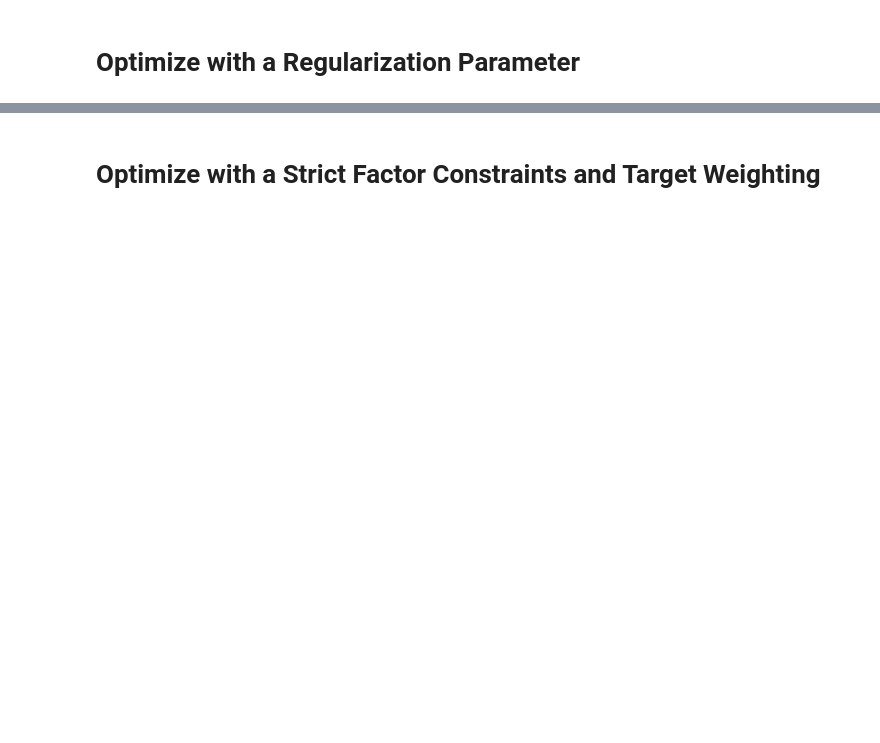
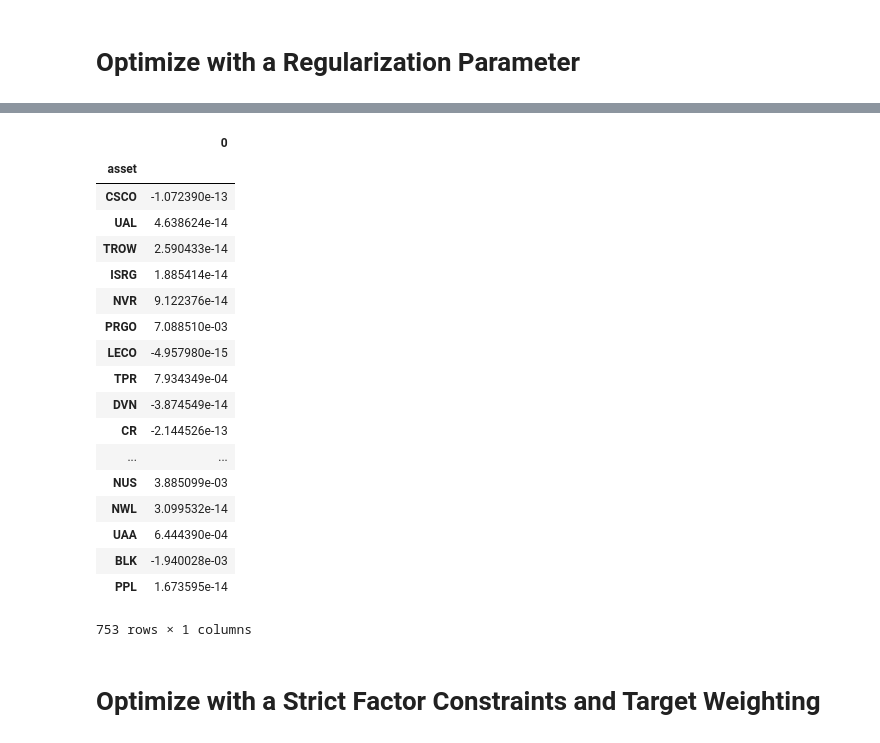
Before and after one commit to rwuebker/backtesting, a Jupyter notebook: testing/compare_old.ipynb, the cells around one changed output, grey strips where cells are left out. Drawn from its saved outputs; the diff is of its cells as text; code cells hidden in the pictures; blank space fills up the shorter version.

```diff
--- a/testing/compare_old.ipynb
+++ b/testing/compare_old.ipynb
@@ -766,3 +764,25 @@ this is seconds:  45.68210697174072
+# %%
+optimal_weights_1
+# %% [output]
+|  | 0 |
+| asset |  |
+| CSCO | -1.072390e-13 |
+| UAL | 4.638624e-14 |
+| TROW | 2.590433e-14 |
+| ISRG | 1.885414e-14 |
+| NVR | 9.122376e-14 |
+| PRGO | 7.088510e-03 |
+| LECO | -4.957980e-15 |
+| TPR | 7.934349e-04 |
+| DVN | -3.874549e-14 |
+| CR | -2.144526e-13 |
+| ... | ... |
+| NUS | 3.885099e-03 |
+| NWL | 3.099532e-14 |
+| UAA | 6.444390e-04 |
+| BLK | -1.940028e-03 |
+| PPL | 1.673595e-14 |
+753 rows × 1 columns
 # %% [markdown]
 # Optimize with a Strict Factor Constraints and Target Weighting
 # %%
```
Also changed, not shown: parts of 12 cells of this notebook.
